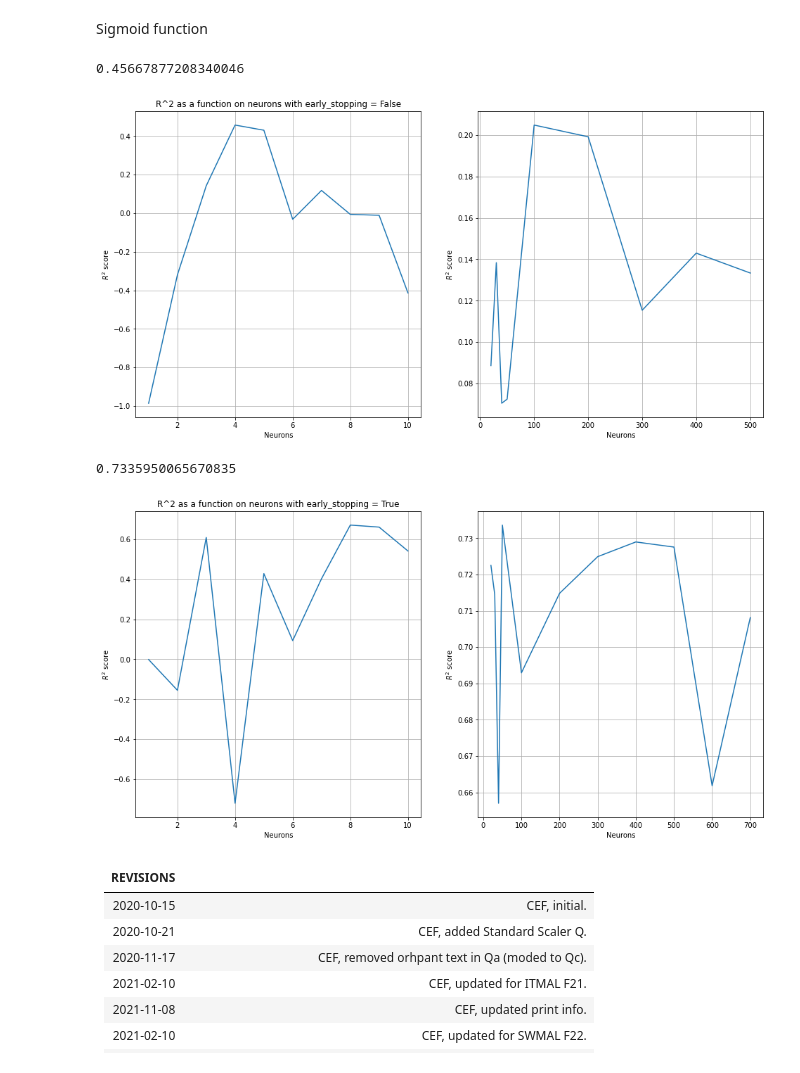
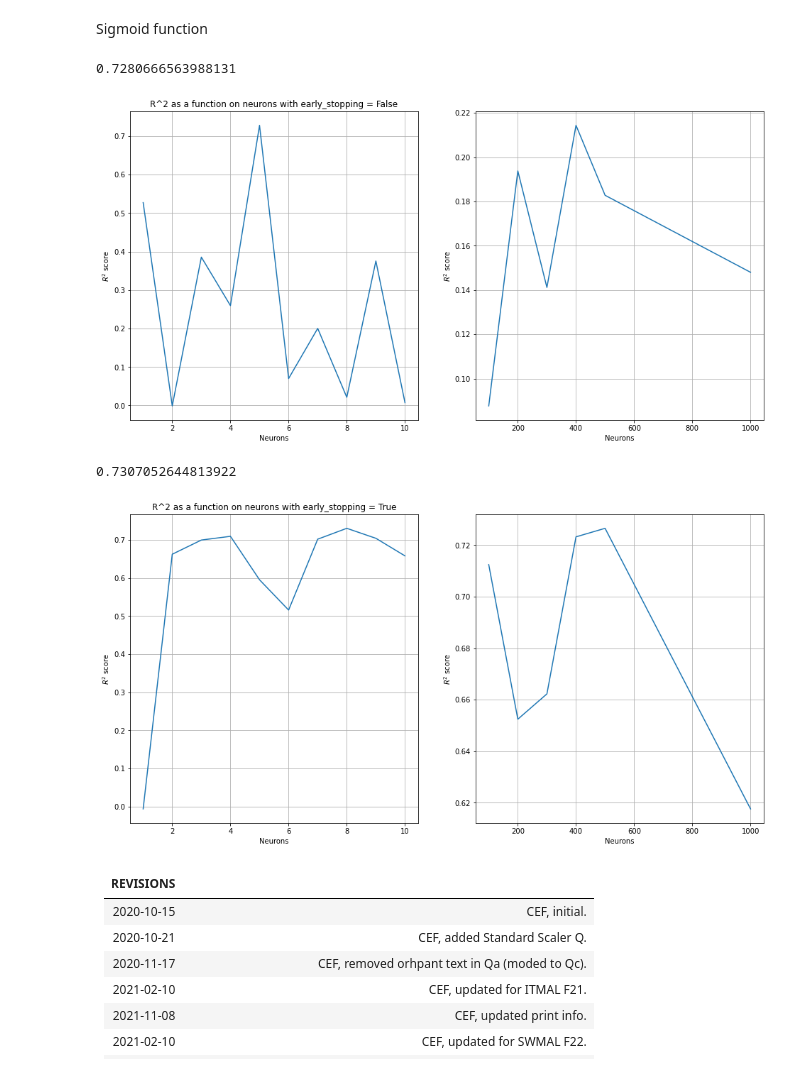
Before and after one commit to gomgom50/MLKursus, a Jupyter notebook: Morten/O4_pipelines_Morten.ipynb, the cells around one changed output. Saved outputs shown, nothing was run; the diff lists cells and outputs as text; code cells hidden in the pictures.

```diff
--- a/Morten/O4_pipelines_Morten.ipynb
+++ b/Morten/O4_pipelines_Morten.ipynb
@@ -384,7 +387,7 @@ np.max(MLPScores)
 # %% [markdown]
  Sigmoid function
 # %%
-Neurons = [1,2,3,4,5,6,7,8,9,10,20,30,40,50,100,200,300,400,500]
+Neurons = [1,2,3,4,5,6,7,8,9,10,100,200,300,400,500,1000]
 
 MLPScoresSGD = []
 
@@ -419,10 +422,10 @@ np.max(MLPScores)
 
 np.max(MLPScoresSGD)
 # %% [output]
-0.45667877208340046
+0.7280666563988131
-[figure, old version]
+[figure, new version]
 # %%
-Neurons = [1,2,3,4,5,6,7,8,9,10,20,30,40,50,100,200,300,400,500,600,700]
+Neurons = [1,2,3,4,5,6,7,8,9,10,100,200,300,400,500,1000]
 
 MLPScoresSGD = []
 
@@ -430,35 +433,35 @@ for Neuron in Neurons:
     mlp = MLPRegressor( hidden_layer_sizes=(Neuron,), solver='sgd', activation='relu', tol=1E-5, max_iter=100000, verbose=False, early_stopping=True)
 
     pipeMLP = Pipeline([
         ('scaler', MinMaxScaler()),
         ('linreg', mlp),
     ])
 
 
     pipeMLP.fit(X,y)
 
     MLPScoresSGD.append(CalcPredAndScore(pipeMLP, X, y))
 
 plt.figure(figsize=(16,8))
 
 
 plt.subplot(1,2,1)
 plt.plot(Neurons[:10], MLPScoresSGD[:10])
 plt.title("R^2 as a function on neurons with early_stopping = True")
 plt.xlabel("Neurons")
 plt.ylabel("$R^2$ score")
 plt.grid()
 plt.subplot(1,2,2)
 plt.plot(Neurons[10:], MLPScoresSGD[10:])
 plt.xlabel("Neurons")
 plt.ylabel("$R^2$ score")
 plt.grid()
 np.max(MLPScores)
 
 np.max(MLPScoresSGD)
 # %% [output]
-0.7335950065670835
+0.7307052644813922
-[figure, old version]
+[figure, new version]
 # %% [markdown]
 REVISIONS||
 :-|:-|
```
Also changed, not shown: parts of 7 cells of this notebook, 2 other files.
